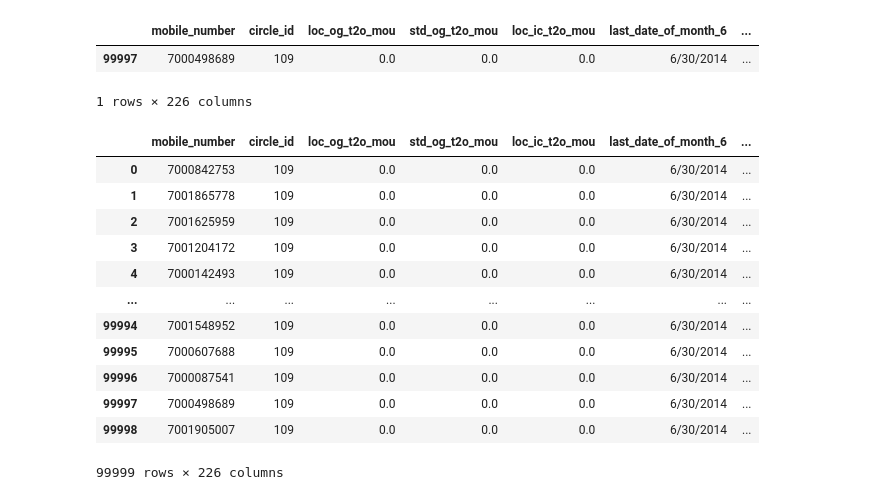
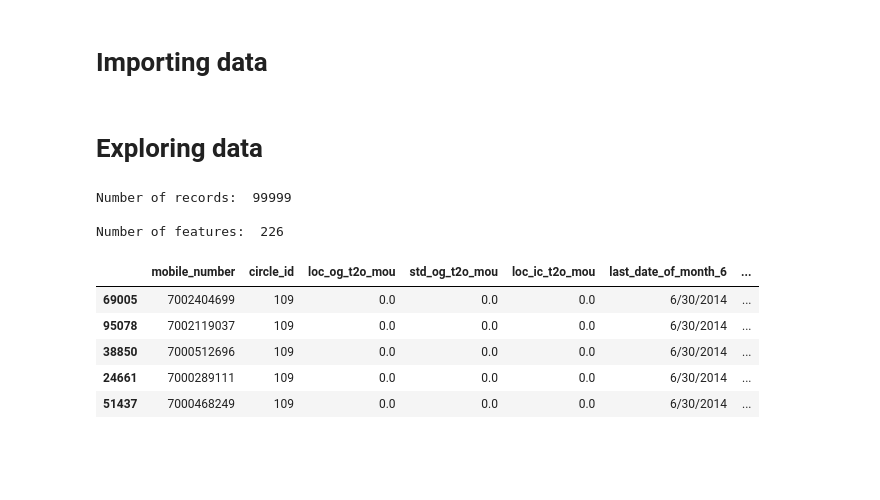
Before and after one commit to sandeshsk12/telecom_churn, a Jupyter notebook: Untitled.ipynb, the cells around one changed output. Cells and saved outputs as stored; diff of their text form; code cells hidden in the pictures; blank space fills up the shorter version.

```diff
--- a/Untitled.ipynb
+++ b/Untitled.ipynb
@@ -1,28 +21,49 @@
 # %%
+# Packages for data manipulation
 import pandas as pd
 import numpy as np
+
+# Data visualization packages
+import matplotlib.pyplot as plt
+import seaborn as sns
+import plotly.express as px
+
+#Supress Warnings
+import warnings
+warnings.filterwarnings('ignore')
+
+#Full display
+pd.set_option('display.max_columns', None)
+pd.set_option('display.max_rows', None)
+pd.set_option('display.max_seq_items', None)
+pd.set_option('display.max_colwidth', -1)
+# %% [markdown]
+# Importing data
 # %%
-data=pd.read_csv('telecom_churn_data.csv')
+# Reading data
+original_data=pd.read_csv('telecom_churn_data.csv')
+# %%
+# Creating a copy of original data for EDA and data manipulation
+data=original_data.copy()
+# %% [markdown]
+# Exploring data
 # %%
-data[data['mobile_number']==7000498689]
+# Number of rows and and columns
+print('Number of records: ',data.shape[0])
+print()
+print('Number of features: ',data.shape[1])
 # %% [output]
-|  | mobile_number | circle_id | loc_og_t2o_mou | std_og_t2o_mou | loc_ic_t2o_mou | last_date_of_month_6 | ... |
-| 99997 | 7000498689 | 109 | 0.0 | 0.0 | 0.0 | 6/30/2014 | ... |
-1 rows × 226 columns
+Number of records:  99999
+
+Number of features:  226
 # %%
-data
+# looking at a few records
+data.sample(5)
 # %% [output]
 |  | mobile_number | circle_id | loc_og_t2o_mou | std_og_t2o_mou | loc_ic_t2o_mou | last_date_of_month_6 | ... |
-| 0 | 7000842753 | 109 | 0.0 | 0.0 | 0.0 | 6/30/2014 | ... |
-| 1 | 7001865778 | 109 | 0.0 | 0.0 | 0.0 | 6/30/2014 | ... |
-| 2 | 7001625959 | 109 | 0.0 | 0.0 | 0.0 | 6/30/2014 | ... |
-| 3 | 7001204172 | 109 | 0.0 | 0.0 | 0.0 | 6/30/2014 | ... |
-| 4 | 7000142493 | 109 | 0.0 | 0.0 | 0.0 | 6/30/2014 | ... |
-| ... | ... | ... | ... | ... | ... | ... | ... |
-| 99994 | 7001548952 | 109 | 0.0 | 0.0 | 0.0 | 6/30/2014 | ... |
-| 99995 | 7000607688 | 109 | 0.0 | 0.0 | 0.0 | 6/30/2014 | ... |
-| 99996 | 7000087541 | 109 | 0.0 | 0.0 | 0.0 | 6/30/2014 | ... |
-| 99997 | 7000498689 | 109 | 0.0 | 0.0 | 0.0 | 6/30/2014 | ... |
-| 99998 | 7001905007 | 109 | 0.0 | 0.0 | 0.0 | 6/30/2014 | ... |
+| 69005 | 7002404699 | 109 | 0.0 | 0.0 | 0.0 | 6/30/2014 | ... |
+| 95078 | 7002119037 | 109 | 0.0 | 0.0 | 0.0 | 6/30/2014 | ... |
+| 38850 | 7000512696 | 109 | 0.0 | 0.0 | 0.0 | 6/30/2014 | ... |
+| 24661 | 7000289111 | 109 | 0.0 | 0.0 | 0.0 | 6/30/2014 | ... |
+| 51437 | 7000468249 | 109 | 0.0 | 0.0 | 0.0 | 6/30/2014 | ... |
-99999 rows × 226 columns
 # %%
```
Also changed, not shown: parts of 35 cells of this notebook.
